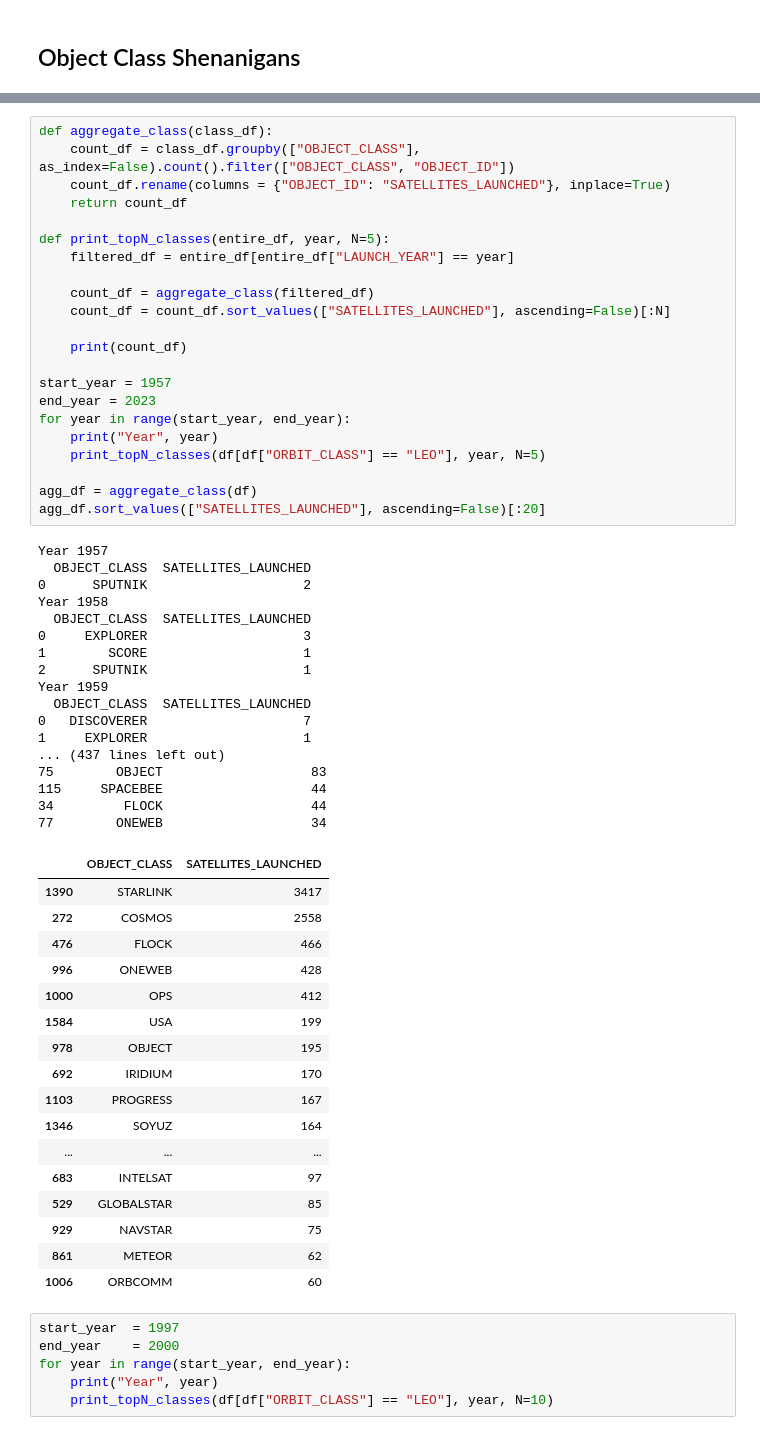
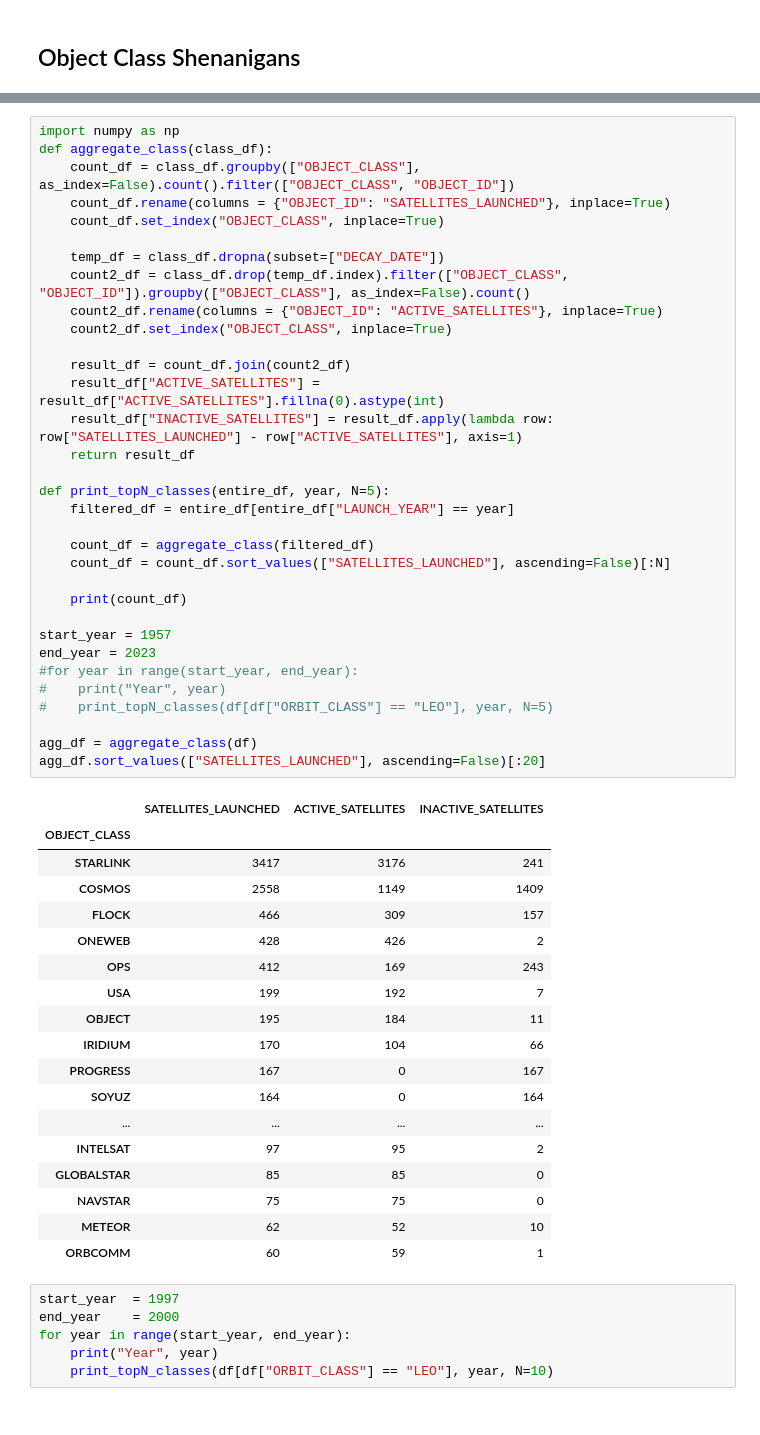
Before and after one commit to Rakagami/datascience_satellites_and_me, a Jupyter notebook: notebook.ipynb, the cells around one changed output, grey strips where cells are left out. Cells and saved outputs as stored; diff of their text form.

Commit message:
Improved some tables

```diff
--- a/notebook.ipynb
+++ b/notebook.ipynb
@@ -336,60 +344,55 @@ OBJECT_CLASS  SATELLITES_LAUNCHED
 # %%
+import numpy as np
 def aggregate_class(class_df):
     count_df = class_df.groupby(["OBJECT_CLASS"], as_index=False).count().filter(["OBJECT_CLASS", "OBJECT_ID"])
     count_df.rename(columns = {"OBJECT_ID": "SATELLITES_LAUNCHED"}, inplace=True)
-    return count_df
+    count_df.set_index("OBJECT_CLASS", inplace=True)
+
+    temp_df = class_df.dropna(subset=["DECAY_DATE"])
+    count2_df = class_df.drop(temp_df.index).filter(["OBJECT_CLASS", "OBJECT_ID"]).groupby(["OBJECT_CLASS"], as_index=False).count()
+    count2_df.rename(columns = {"OBJECT_ID": "ACTIVE_SATELLITES"}, inplace=True)
+    count2_df.set_index("OBJECT_CLASS", inplace=True)
+
+    result_df = count_df.join(count2_df)
+    result_df["ACTIVE_SATELLITES"] = result_df["ACTIVE_SATELLITES"].fillna(0).astype(int)
+    result_df["INACTIVE_SATELLITES"] = result_df.apply(lambda row: row["SATELLITES_LAUNCHED"] - row["ACTIVE_SATELLITES"], axis=1)
+    return result_df
 
 def print_topN_classes(entire_df, year, N=5):
     filtered_df = entire_df[entire_df["LAUNCH_YEAR"] == year]
 
     count_df = aggregate_class(filtered_df)
     count_df = count_df.sort_values(["SATELLITES_LAUNCHED"], ascending=False)[:N]
 
     print(count_df)
 
 start_year = 1957
 end_year = 2023
-for year in range(start_year, end_year):
-    print("Year", year)
-    print_topN_classes(df[df["ORBIT_CLASS"] == "LEO"], year, N=5)
+#for year in range(start_year, end_year):
+#    print("Year", year)
+#    print_topN_classes(df[df["ORBIT_CLASS"] == "LEO"], year, N=5)
 
 agg_df = aggregate_class(df)
 agg_df.sort_values(["SATELLITES_LAUNCHED"], ascending=False)[:20]
 # %% [output]
-Year 1957
-  OBJECT_CLASS  SATELLITES_LAUNCHED
-0      SPUTNIK                    2
-Year 1958
-  OBJECT_CLASS  SATELLITES_LAUNCHED
-0     EXPLORER                    3
-1        SCORE                    1
-2      SPUTNIK                    1
-Year 1959
-  OBJECT_CLASS  SATELLITES_LAUNCHED
-0   DISCOVERER                    7
-1     EXPLORER                    1
-... (437 lines left out)
-75        OBJECT                   83
-115     SPACEBEE                   44
-34         FLOCK                   44
-77        ONEWEB                   34
-|  | OBJECT_CLASS | SATELLITES_LAUNCHED |
-| 1390 | STARLINK | 3417 |
-| 272 | COSMOS | 2558 |
-| 476 | FLOCK | 466 |
-| 996 | ONEWEB | 428 |
-| 1000 | OPS | 412 |
-| 1584 | USA | 199 |
-| 978 | OBJECT | 195 |
-| 692 | IRIDIUM | 170 |
-| 1103 | PROGRESS | 167 |
-| 1346 | SOYUZ | 164 |
-| ... | ... | ... |
-| 683 | INTELSAT | 97 |
-| 529 | GLOBALSTAR | 85 |
-| 929 | NAVSTAR | 75 |
-| 861 | METEOR | 62 |
-| 1006 | ORBCOMM | 60 |
+|  | SATELLITES_LAUNCHED | ACTIVE_SATELLITES | INACTIVE_SATELLITES |
+| OBJECT_CLASS |  |  |  |
+| STARLINK | 3417 | 3176 | 241 |
+| COSMOS | 2558 | 1149 | 1409 |
+| FLOCK | 466 | 309 | 157 |
+| ONEWEB | 428 | 426 | 2 |
+| OPS | 412 | 169 | 243 |
+| USA | 199 | 192 | 7 |
+| OBJECT | 195 | 184 | 11 |
+| IRIDIUM | 170 | 104 | 66 |
+| PROGRESS | 167 | 0 | 167 |
+| SOYUZ | 164 | 0 | 164 |
+| ... | ... | ... | ... |
+| INTELSAT | 97 | 95 | 2 |
+| GLOBALSTAR | 85 | 85 | 0 |
+| NAVSTAR | 75 | 75 | 0 |
+| METEOR | 62 | 52 | 10 |
+| ORBCOMM | 60 | 59 | 1 |
 # %%
 start_year  = 1997
 end_year    = 2000
```
Also changed, not shown: parts of 6 cells of this notebook.
